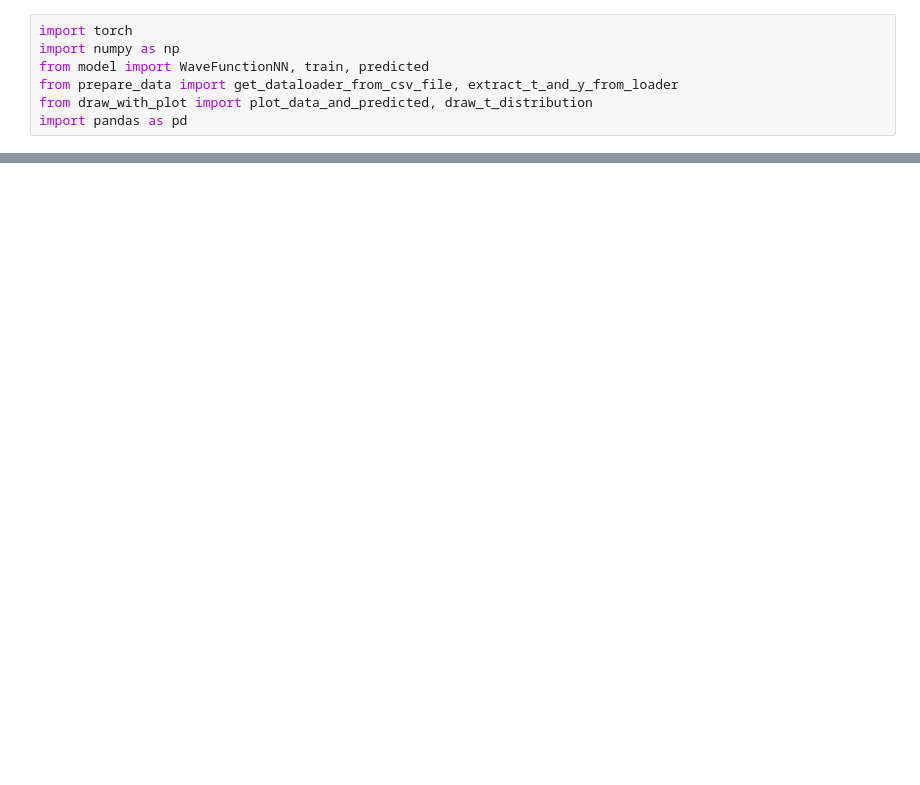
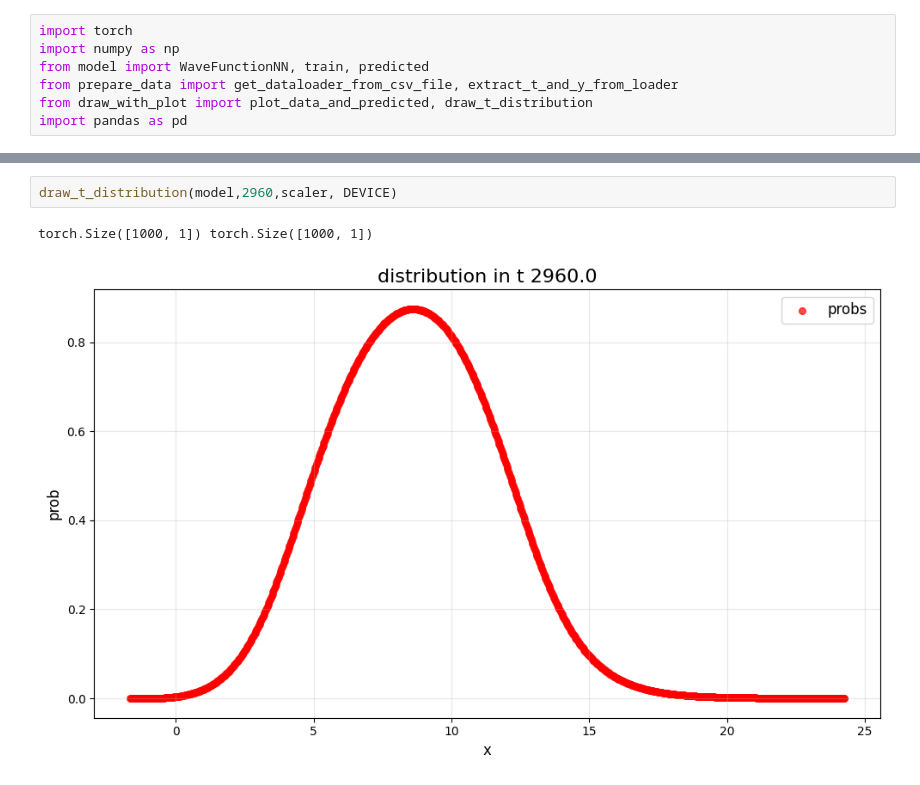
Before and after one commit to Syswea/temporal, a Jupyter notebook: exp_A.ipynb, the cells around one changed output, grey strips where cells are left out. Drawn from its saved outputs; the diff is of its cells as text; blank space fills up the shorter version.

```diff
--- a/exp_A.ipynb
+++ b/exp_A.ipynb
@@ -29,3 +71,8 @@ best_loss = train(model, train_loader, eval_loader, EPOCHS, LR, DEVICE, eval_met
+# %%
+draw_t_distribution(model,2960,scaler, DEVICE)
+# %% [output]
+torch.Size([1000, 1]) torch.Size([1000, 1])
+[figure, added]
 # %%
 model.load_state_dict(torch.load('models_pth/best_model.pth'))
 
```
Also changed, not shown: parts of 6 cells of this notebook, 3 other files.
